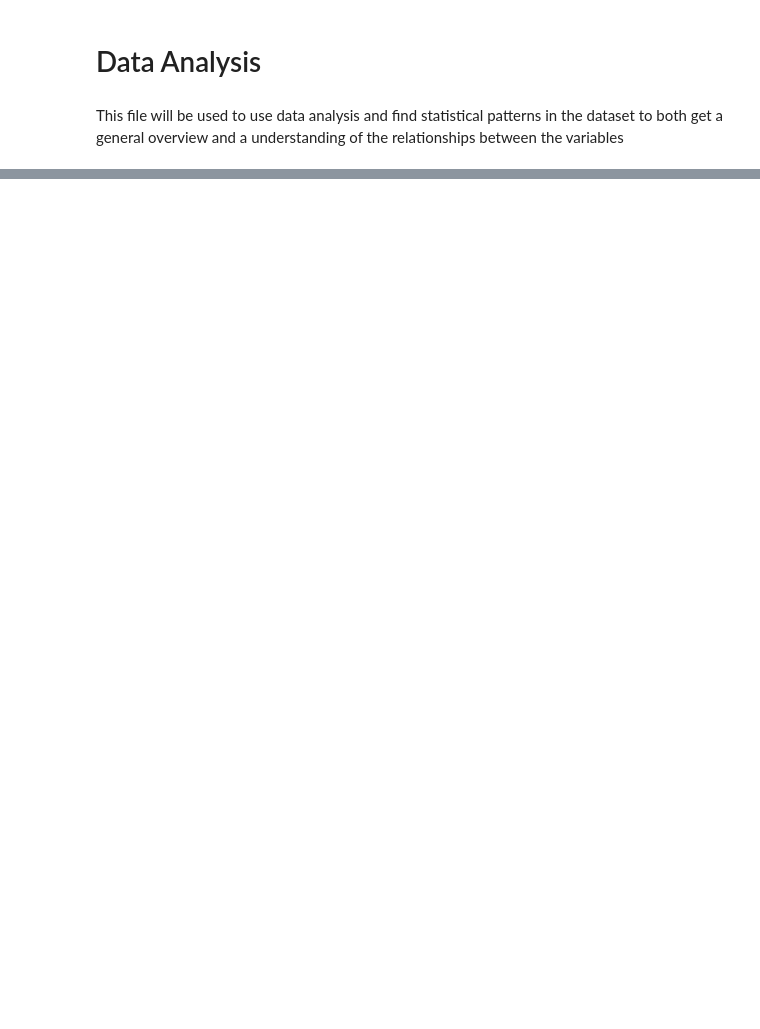
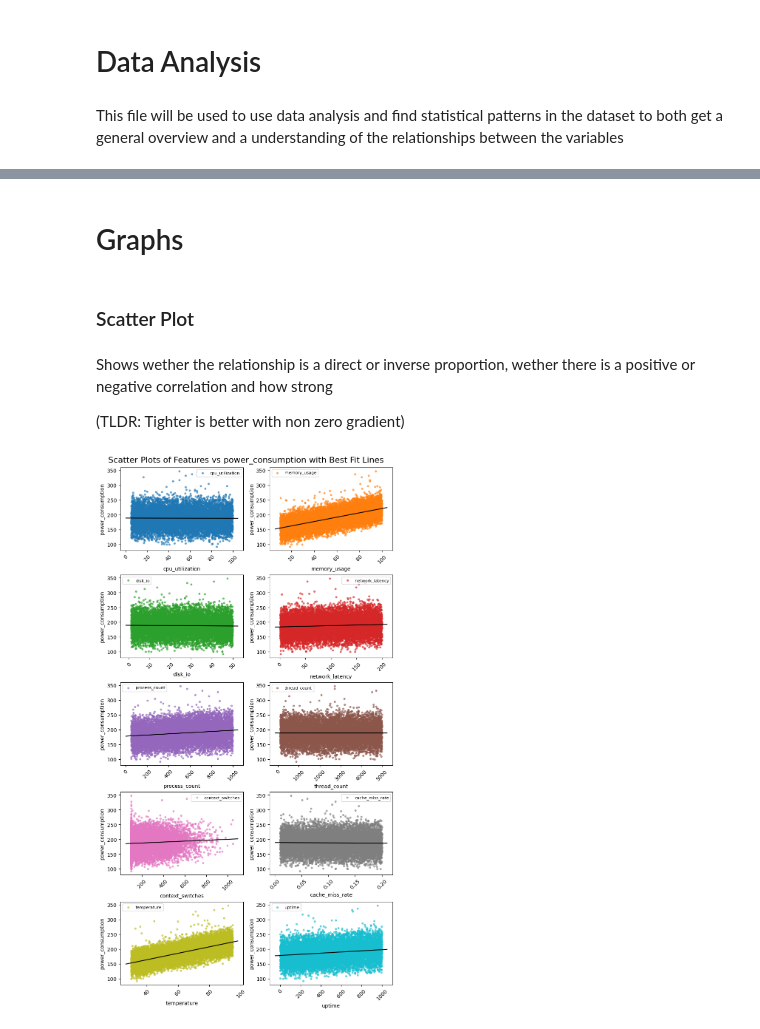
Before and after one commit to MuhammadAhmadMirza/BNA26-ML, a Jupyter notebook: src/data_analysis.ipynb, the cells around one changed output, grey strips where cells are left out. Saved outputs shown, nothing was run; the diff lists cells and outputs as text; code cells hidden in the pictures; blank space fills up the shorter version.

```diff
--- a/src/data_analysis.ipynb
+++ b/src/data_analysis.ipynb
@@ -42,0 +46,47 @@ print(correlation_with_target)
+# %% [markdown]
+# Graphs
+# %% [markdown]
+### Scatter Plot
+# %% [markdown]
+Shows wether the relationship is a direct or inverse proportion, wether there is a positive or negative correlation and how strong
+
+(TLDR: Tighter is better with non zero gradient)
+# %%
+target_column = "power_consumption"
+feature_columns = [col for col in df.columns if col != target_column]
+
+# Set up the grid size (e.g., 3 columns)
+n_features = len(feature_columns)
+cols = 2
+rows = (n_features + cols - 1) // cols  # ceiling division
+
+fig, axes = plt.subplots(rows, cols, figsize=(cols * 4, rows * 3), constrained_layout=True)
+axes = axes.flatten()
+
+# Choose color palette
+palette = sns.color_palette("tab10", n_features)
+
+for i, feature in enumerate(feature_columns):
+    ax = axes[i]
+
+    ax.scatter(df[feature], df[target_column], s=10, alpha=0.6, color=palette[i], label=feature)
+
+    # Fit and plot regression line in black
+    coef = np.polyfit(df[feature], df[target_column], 1)
+    x_vals = np.array(ax.get_xlim())
+    y_vals = coef[0] * x_vals + coef[1]
+    ax.plot(x_vals, y_vals, color='black')
+
+    ax.set_xlabel(feature)
+    ax.set_ylabel(target_column)
+    ax.legend(fontsize=8)
+    ax.tick_params(axis='x', rotation=45)
+
+# Remove unused subplots
+for j in range(i + 1, len(axes)):
+    fig.delaxes(axes[j])
+
+plt.suptitle(f'Scatter Plots of Features vs {target_column} with Best Fit Lines', fontsize=16)
+plt.show()
+# %% [output]
+[figure, added]
```
Also changed, not shown: parts of 19 cells of this notebook.
